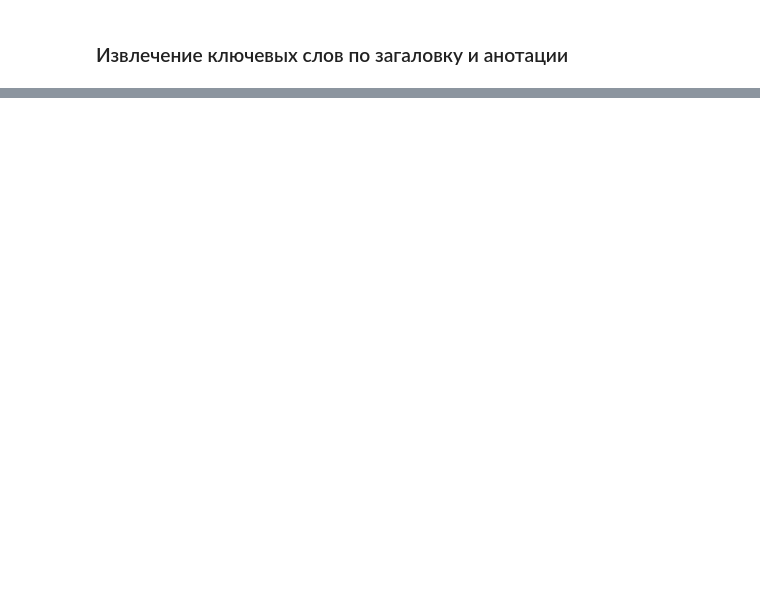
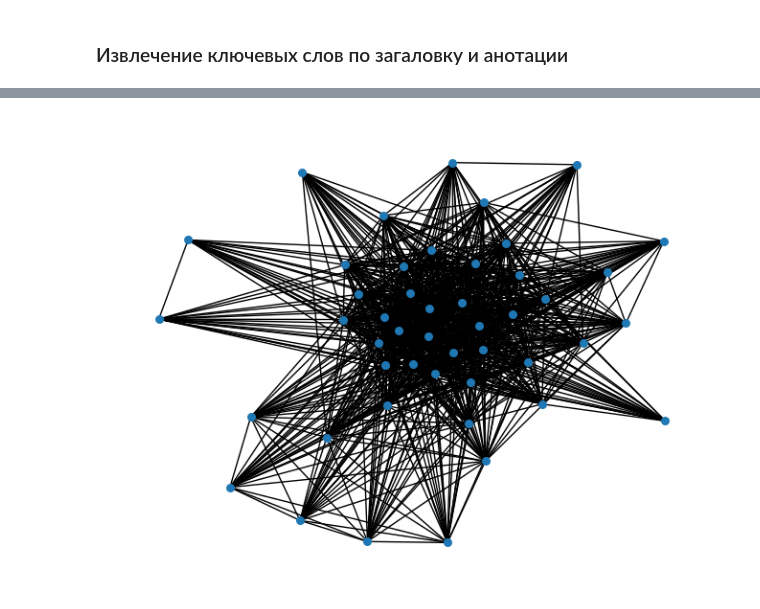
Before and after one commit to aleksandra0KR/ad, a Jupyter notebook: Untitled8.ipynb, the cells around one changed output, grey strips where cells are left out. Saved outputs shown, nothing was run; the diff lists cells and outputs as text; code cells hidden in the pictures; blank space fills up the shorter version.

```diff
--- a/Untitled8.ipynb
+++ b/Untitled8.ipynb
@@ -84,0 +155,15 @@ df["keywords"] = df["title_summary"].progress_apply(lambda x: pipe(x)[0]["genera
+# %%
+import networkx as nx
+from itertools import combinations
+
+G_kw = nx.Graph()
+
+for kw_list in df["keywords"]:
+    for w1, w2 in combinations(set(kw_list), 2):
+        if G_kw.has_edge(w1, w2):
+            G_kw[w1][w2]["weight"] += 1
+        else:
+            G_kw.add_edge(w1, w2, weight=1)
+nx.draw(G_kw, with_labels=False, font_weight='bold', node_size=30)
+# %% [output]
+[figure, added]
```
Also changed, not shown: parts of 15 cells of this notebook.
